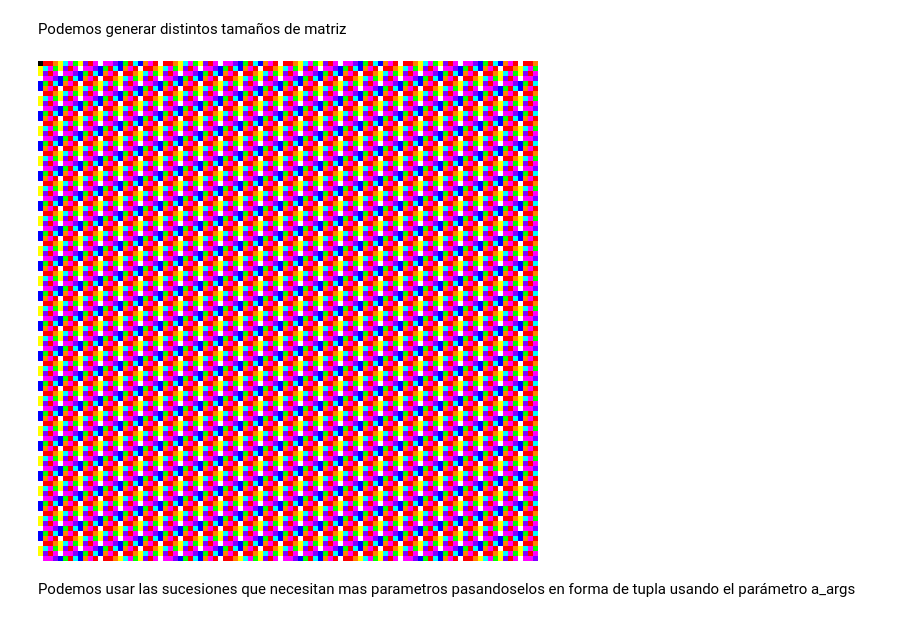
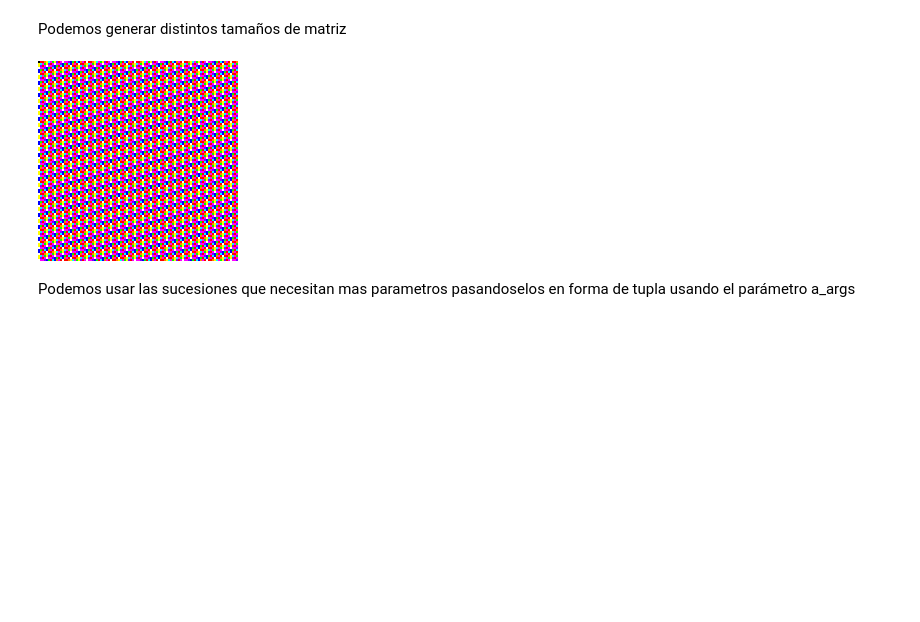
Before and after one commit to Dnllns/B10_clustering, a Jupyter notebook: B10_clustering.ipynb, the cells around one changed output. Drawn from its saved outputs; the diff is of its cells as text; code cells hidden in the pictures; blank space fills up the shorter version.

```diff
--- a/B10_clustering.ipynb
+++ b/B10_clustering.ipynb
@@ -60,0 +64,32 @@ print(RB(123))
+# %%
+def rb_10_subtraction(n):
+
+    rb = 0
+    first = True
+
+    # Iteramos sobre los dígitos del número
+    for i in str(n):
+
+        # Si es el primer dígito, lo asignamos a rb
+        if first:
+            rb = int(i)
+            first = False
+            continue
+
+        rb -= int(i)
+
+        while rb < 0:
+            rb += 9
+
+    return rb
+# %%
+for i in range(0, 10):
+    print(rb_10_subtraction(i), end=', ')
+
+print()
+for i in range(10, 20):
+    print(rb_10_subtraction(i), end=', ')
+
+print()
+for i in range(20, 30):
+    print(rb_10_subtraction(i), end=', ')
@@ -60,0 +102,10 @@ print(RB(123))
+# %%
+def RB_10(n, method):
+
+    # Si el metodo es +, sumamos los dígitos del número
+    if method == "+":
+        return rb_10_addition(n)
+
+    # Si el metodo es -, restamos los dígitos del número
+    elif method == "-":
+        return rb_10_subtraction(n)
@@ -744,10 +861,10 @@ Podemos generar distintos tamaños de matriz
 # %%
 fibonacci_matrix = gen_matrix(dataset_fibonacci, "+", 0, 100, 100)
 
-image = create_matrix_image(fibonacci_matrix, scale=5, paint_function=number_to_color)
+image = create_matrix_image(fibonacci_matrix, scale=2, paint_function=number_to_color)
 display(image)
 # %% [output]
-[figure, old version]
+[figure, new version]
 # %% [markdown]
 Podemos usar las sucesiones que necesitan mas parametros pasandoselos en forma de tupla usando el parámetro a_args
 # %%
```
Also changed, not shown: parts of 47 cells of this notebook.
